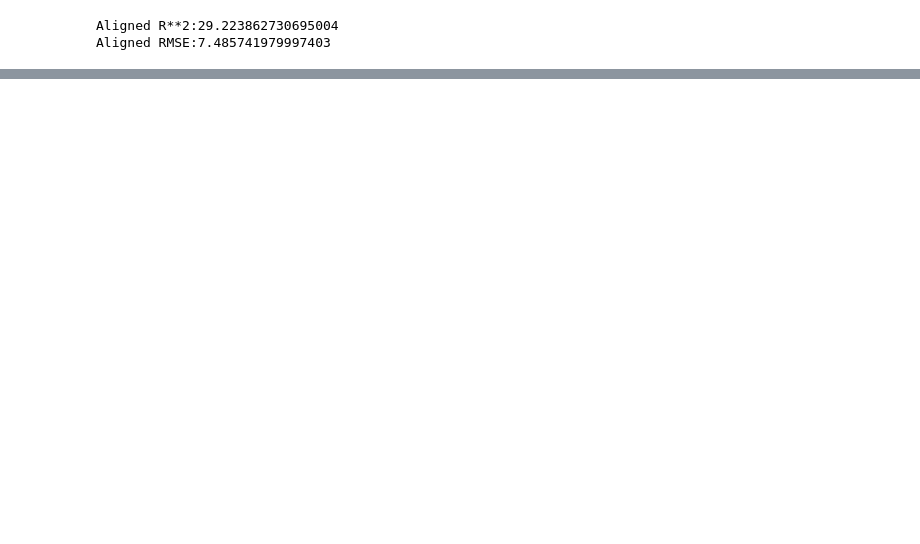
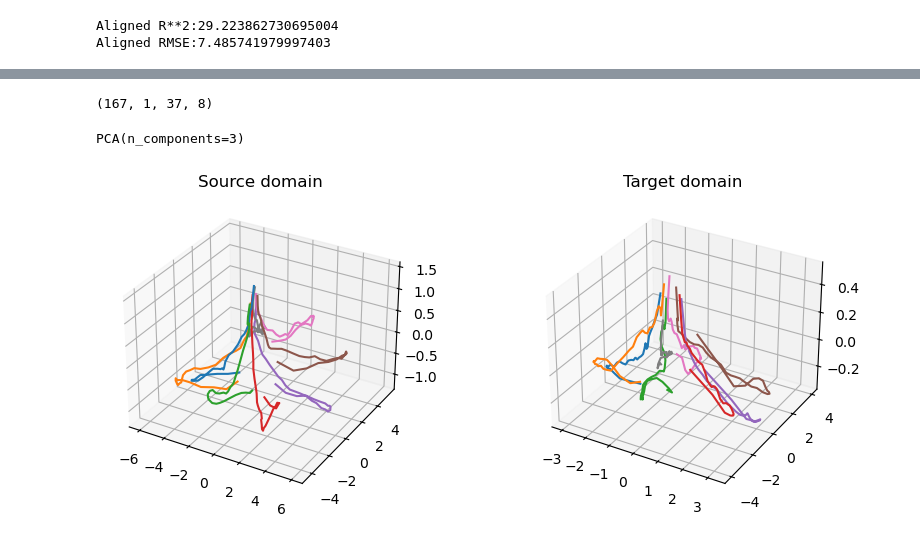
Before and after one commit to YueChen0628/ERDiff, a Jupyter notebook: ERDiff.ipynb, the cells around one changed output, grey strips where cells are left out. Cells and saved outputs as stored; diff of their text form; code cells hidden in the pictures; blank space fills up the shorter version.

```diff
--- a/ERDiff.ipynb
+++ b/ERDiff.ipynb
@@ -500,0 +508,40 @@ Aligned RMSE:7.485741979997403
+# %%
+from sklearn.decomposition import PCA
+pca = PCA(n_components=3)
+# %%
+train_latents.shape # (n_trials, _, n_timesteps, latent_dimension)
+# %% [output]
+(167, 1, 37, 8)
+# %%
+train_latents_pca = train_latents.reshape(-1, train_latents.shape[-1])
+pca.fit(train_latents_pca)
+# %% [output]
+PCA(n_components=3)
+# %%
+train_latents_transform = pca.transform(train_latents_pca)
+train_latents_show = train_latents_transform.reshape(train_latents.shape[0], train_latents.shape[2], -1)
+# %%
+test_latents_pca = test_latents.reshape(-1, test_latents.shape[-1])
+test_latents_transform = pca.transform(test_latents_pca)
+test_latents_show = test_latents_transform.reshape(test_latents.shape[0], test_latents.shape[1], -1)
+# %%
+colors = ['C0', 'C1', 'C2', 'C3', 'C4', 'C5', 'C6', 'C7']
+
+fig = plt.figure(figsize=(10, 4))
+ax1 = fig.add_subplot(121, projection='3d')
+ax1.set_title("Source domain")
+for key in train_dir_dict.keys(): # direction
+    direction = int(key)
+    trials = train_dir_dict[key]
+    trajectory = np.mean(train_latents_show[trials, :, :], axis=0)
+    ax1.plot(trajectory[:, 0], trajectory[:, 1], trajectory[:, 2], c=colors[direction])
+ax2 = fig.add_subplot(122, projection='3d')
+ax2.set_title("Target domain")
+for key in test_dir_dict.keys(): # direction
+    direction = int(key)
+    trials = test_dir_dict[key]
+    trajectory = np.mean(test_latents_show[trials, :, :], axis=0)
+    ax2.plot(trajectory[:, 0], trajectory[:, 1], trajectory[:, 2], c=colors[direction])
+plt.show()
+# %% [output]
+[figure, added]
```
Also changed, not shown: parts of 6 cells of this notebook, 1 other file.
